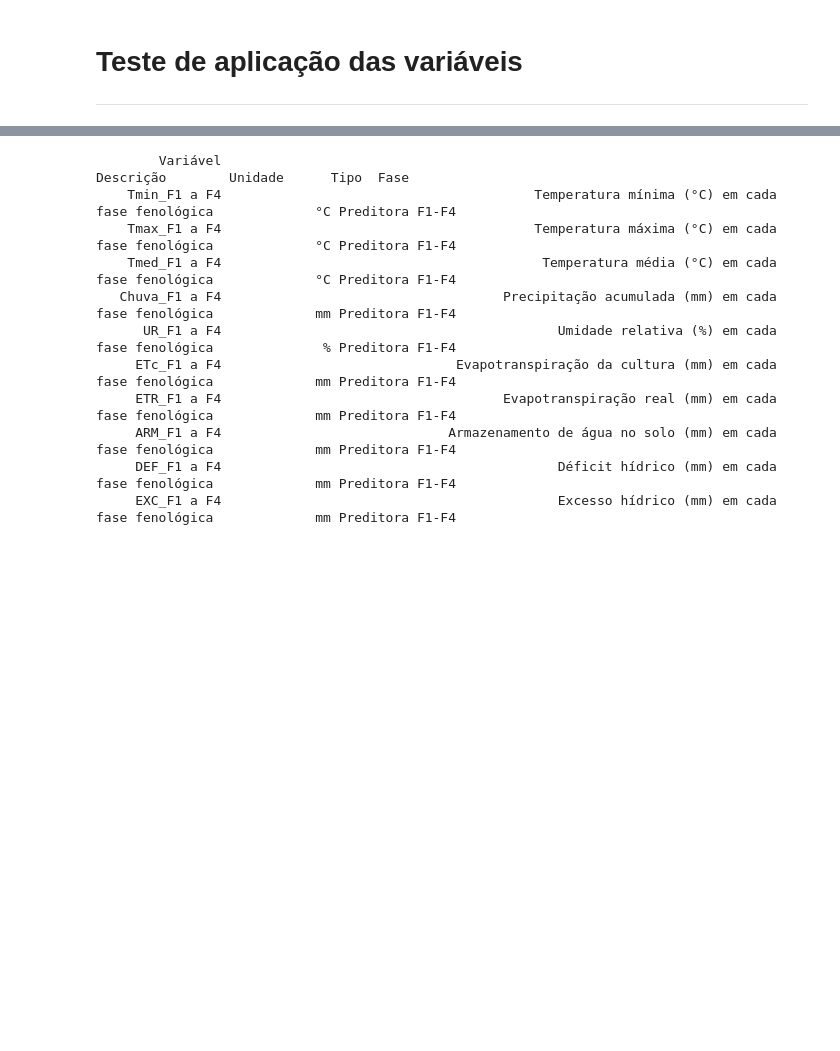
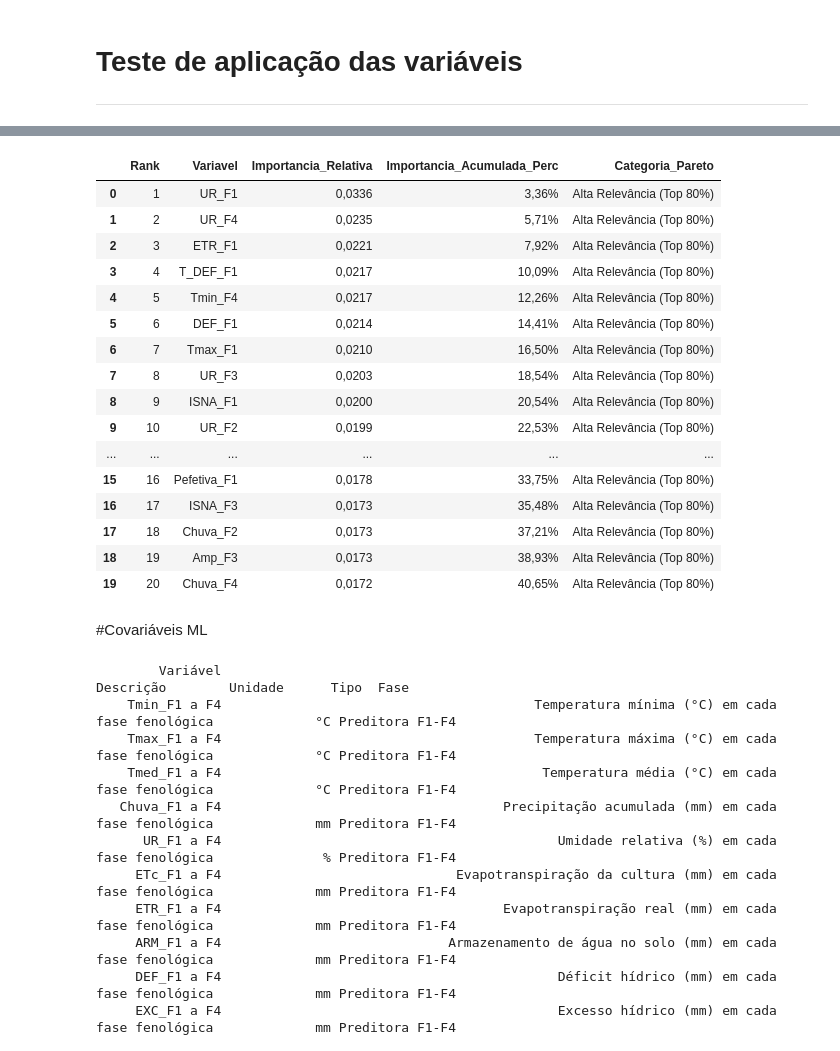
Before and after one commit to fcoliveira-utfpr/aquacrop_ml, a Jupyter notebook: 03_feature_engineering.ipynb, the cells around one changed output, grey strips where cells are left out. Saved outputs shown, nothing was run; the diff lists cells and outputs as text; code cells hidden in the pictures; blank space fills up the shorter version.

```diff
--- a/03_feature_engineering.ipynb
+++ b/03_feature_engineering.ipynb
@@ -586,3 +481,60 @@ plt.show()
+# %%
+# 1. Criar o DataFrame base com as importâncias do modelo
+df_interpretacao = pd.DataFrame({
+    'Variavel': X.columns,
+    'Importancia_Relativa': model.feature_importances_
+})
+
+# 2. Ordenar do maior para o menor impacto
+df_interpretacao = df_interpretacao.sort_values('Importancia_Relativa', ascending=False).reset_index(drop=True)
+
+# 3. Calcular a Importância Acumulada (%)
+df_interpretacao['Importancia_Acumulada_Perc'] = df_interpretacao['Importancia_Relativa'].cumsum() * 100
+
+# 4. Adicionar uma coluna de "Rank"
+df_interpretacao.insert(0, 'Rank', df_interpretacao.index + 1)
+
+# 5. Criar uma coluna de "Classificacao" baseada no impacto (Pareto 80/20)
+def classificar(acumulado):
+    if acumulado <= 80: return 'Alta Relevância (Top 80%)'
+    if acumulado <= 95: return 'Relevância Moderada (95%)'
+    return 'Baixa Contribuição'
+
+df_interpretacao['Categoria_Pareto'] = df_interpretacao['Importancia_Acumulada_Perc'].apply(classificar)
+
+# =========================================================
+# EXIBIÇÃO CORRIGIDA (Sem o erro 'Styler object has no attribute replace')
+# =========================================================
+
+# Usamos o argumento 'decimal' dentro do format para exibir com vírgula no Colab
+styled_df = df_interpretacao.head(20).style.format({
+    'Importancia_Relativa': '{:.4f}',
+    'Importancia_Acumulada_Perc': '{:.2f}%'
+}, decimal=',')
+
+# 6. Exportar
+styled_df.to_excel('pareto.xlsx', index=False)
+styled_df
+# %% [output]
+|  | Rank | Variavel | Importancia_Relativa | Importancia_Acumulada_Perc | Categoria_Pareto |
+| 0 | 1 | UR_F1 | 0,0336 | 3,36% | Alta Relevância (Top 80%) |
+| 1 | 2 | UR_F4 | 0,0235 | 5,71% | Alta Relevância (Top 80%) |
+| 2 | 3 | ETR_F1 | 0,0221 | 7,92% | Alta Relevância (Top 80%) |
+| 3 | 4 | T_DEF_F1 | 0,0217 | 10,09% | Alta Relevância (Top 80%) |
+| 4 | 5 | Tmin_F4 | 0,0217 | 12,26% | Alta Relevância (Top 80%) |
+| 5 | 6 | DEF_F1 | 0,0214 | 14,41% | Alta Relevância (Top 80%) |
+| 6 | 7 | Tmax_F1 | 0,0210 | 16,50% | Alta Relevância (Top 80%) |
+| 7 | 8 | UR_F3 | 0,0203 | 18,54% | Alta Relevância (Top 80%) |
+| 8 | 9 | ISNA_F1 | 0,0200 | 20,54% | Alta Relevância (Top 80%) |
+| 9 | 10 | UR_F2 | 0,0199 | 22,53% | Alta Relevância (Top 80%) |
+| ... | ... | ... | ... | ... | ... |
+| 15 | 16 | Pefetiva_F1 | 0,0178 | 33,75% | Alta Relevância (Top 80%) |
+| 16 | 17 | ISNA_F3 | 0,0173 | 35,48% | Alta Relevância (Top 80%) |
+| 17 | 18 | Chuva_F2 | 0,0173 | 37,21% | Alta Relevância (Top 80%) |
+| 18 | 19 | Amp_F3 | 0,0173 | 38,93% | Alta Relevância (Top 80%) |
+| 19 | 20 | Chuva_F4 | 0,0172 | 40,65% | Alta Relevância (Top 80%) |
+# %% [markdown]
+#Covariáveis ML
 # %%
 import pandas as pd
 
```
Also changed, not shown: parts of 13 cells of this notebook.
